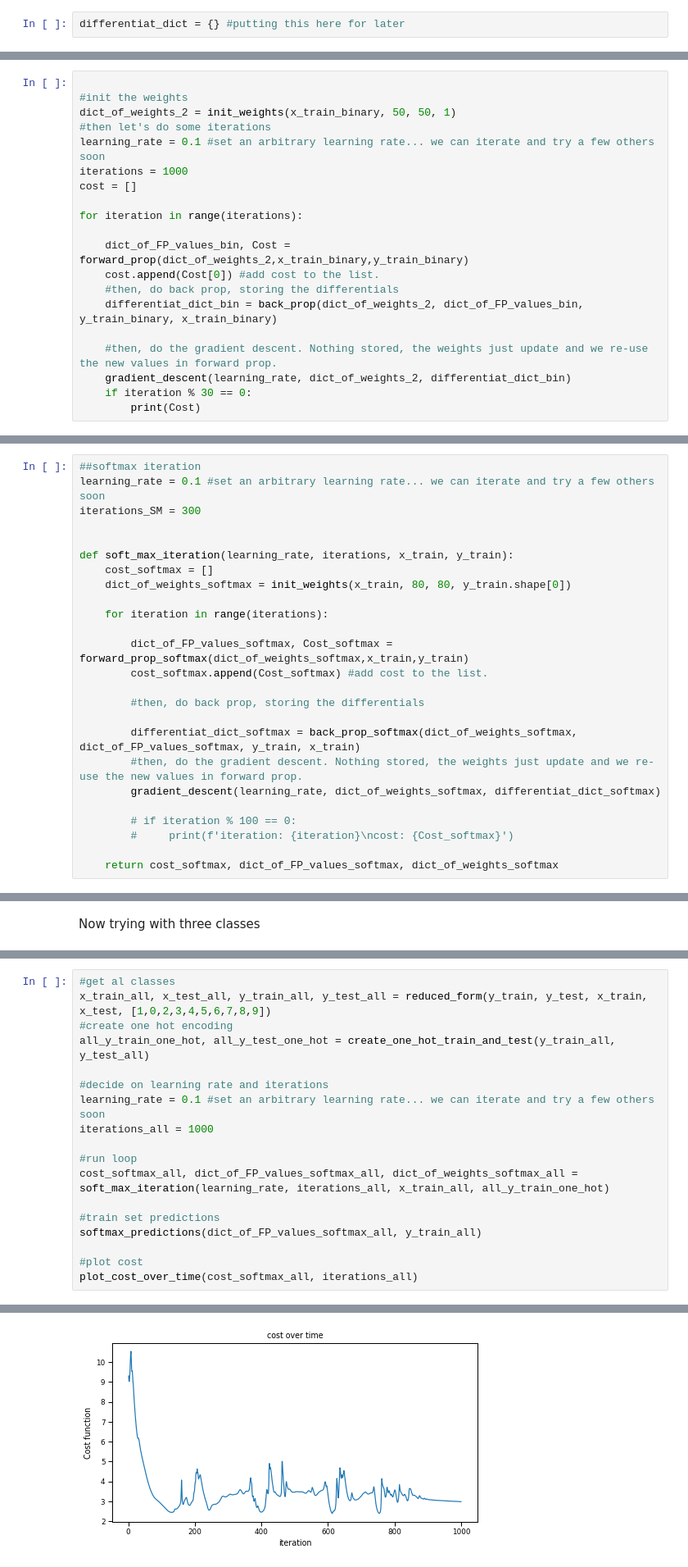
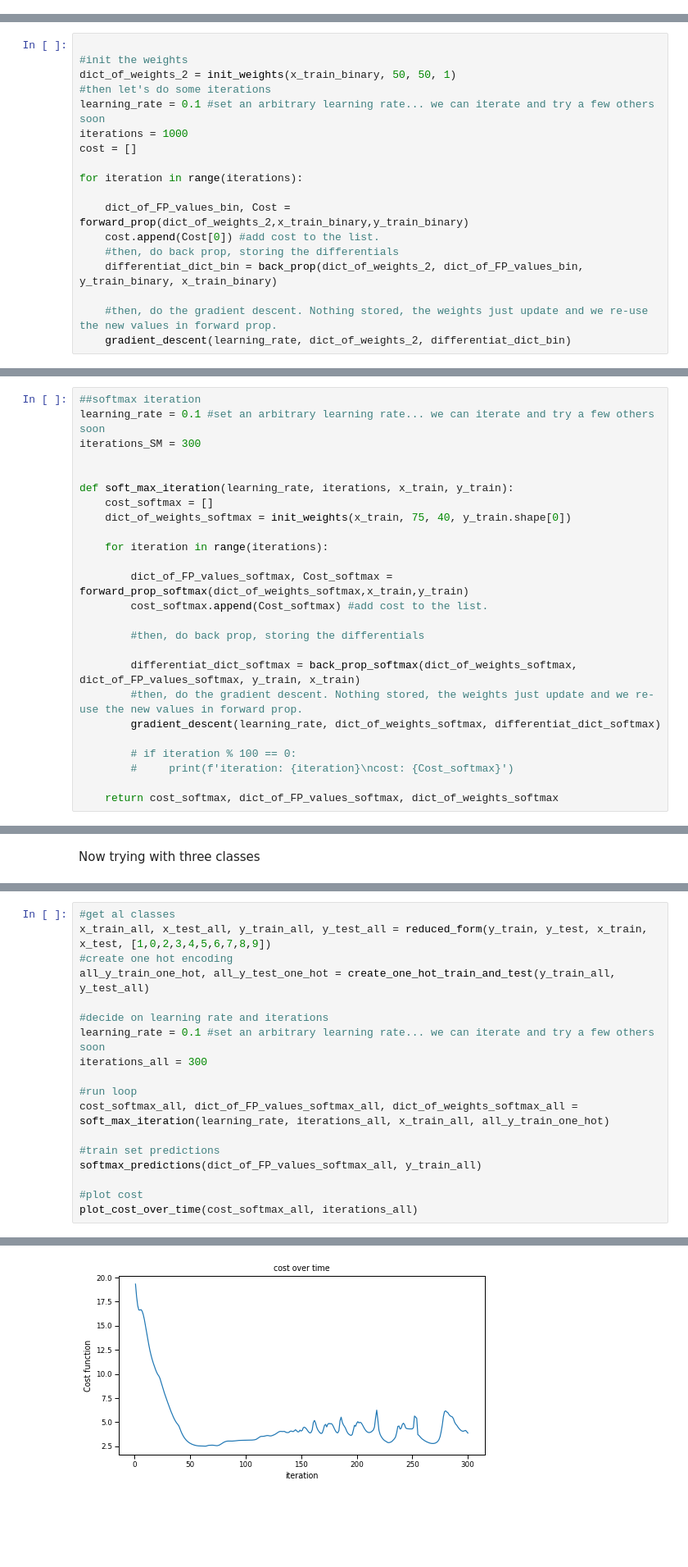
Before and after one commit to jakelourie1502/Neural_network_from_scratch, a Jupyter notebook: mnist_neural_net_from_scratch.ipynb, the cells around one changed output, grey strips where cells are left out. Shown at 82% size. Drawn from its saved outputs; the diff is of its cells as text; blank space fills up the shorter version.

```diff
--- a/mnist_neural_net_from_scratch.ipynb
+++ b/mnist_neural_net_from_scratch.ipynb
@@ -119,8 +119,6 @@ dict_of_FP_values, Cost = forward_prop(dict_of_weights,x_train_flat,bin_y_train)
 Worth nothing, that everything is positive - this kind of makes sense because right now the dumb model can be improved by just setting everything to 0 (as only 10% of outputs are "1")
 
 Let's keep going back through the differentials
-# %%
-differentiat_dict = {} #putting this here for later
 # %%
 def back_prop_one_layer_from_A_to_previous_A(cost_of_that_A, Z, prev_A,W):
         #going back from A to z
@@ -297,8 +285,6 @@ for iteration in range(iterations):
 
     #then, do the gradient descent. Nothing stored, the weights just update and we re-use the new values in forward prop.
     gradient_descent(learning_rate, dict_of_weights_2, differentiat_dict_bin)
-    if iteration % 30 == 0:
-        print(Cost)
 # %% [output]
 Weights matrices
 W1 (50, 784)
@@ -470,7 +457,7 @@ iterations_SM = 300
 
 def soft_max_iteration(learning_rate, iterations, x_train, y_train):
     cost_softmax = []
-    dict_of_weights_softmax = init_weights(x_train, 80, 80, y_train.shape[0])
+    dict_of_weights_softmax = init_weights(x_train, 75, 40, y_train.shape[0])
 
     for iteration in range(iterations):
 
@@ -617,7 +622,7 @@ all_y_train_one_hot, all_y_test_one_hot = create_one_hot_train_and_test(y_train_
 
 #decide on learning rate and iterations
 learning_rate = 0.1 #set an arbitrary learning rate... we can iterate and try a few others soon
-iterations_all = 1000
+iterations_all = 300
 
 #run loop
 cost_softmax_all, dict_of_FP_values_softmax_all, dict_of_weights_softmax_all = soft_max_iteration(learning_rate, iterations_all, x_train_all, all_y_train_one_hot)
@@ -642,2 +647,2 @@ incorrect: 50575
-[figure, old version]
+[figure, new version]
 # %% [markdown]
```
Also changed, not shown: parts of 24 cells of this notebook.
